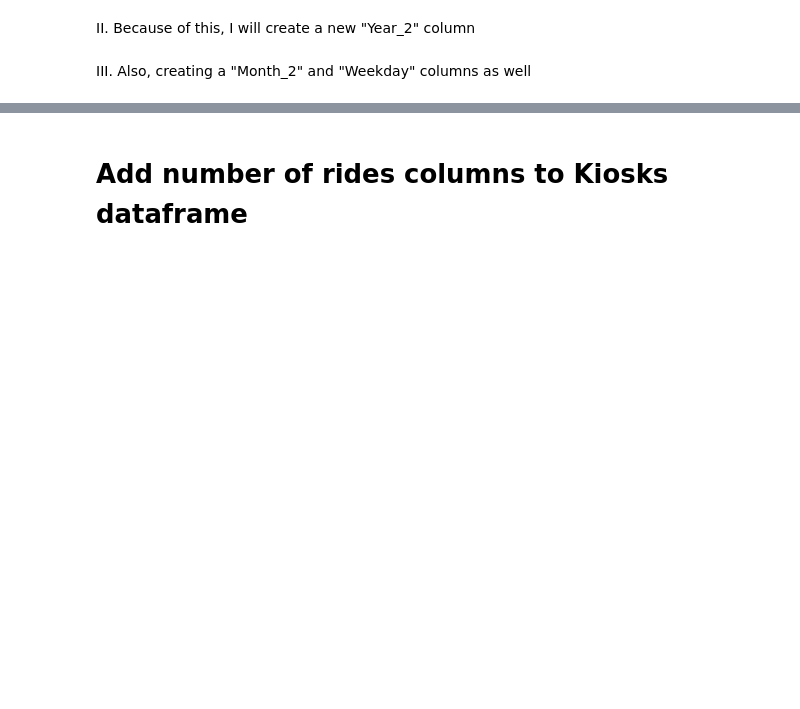
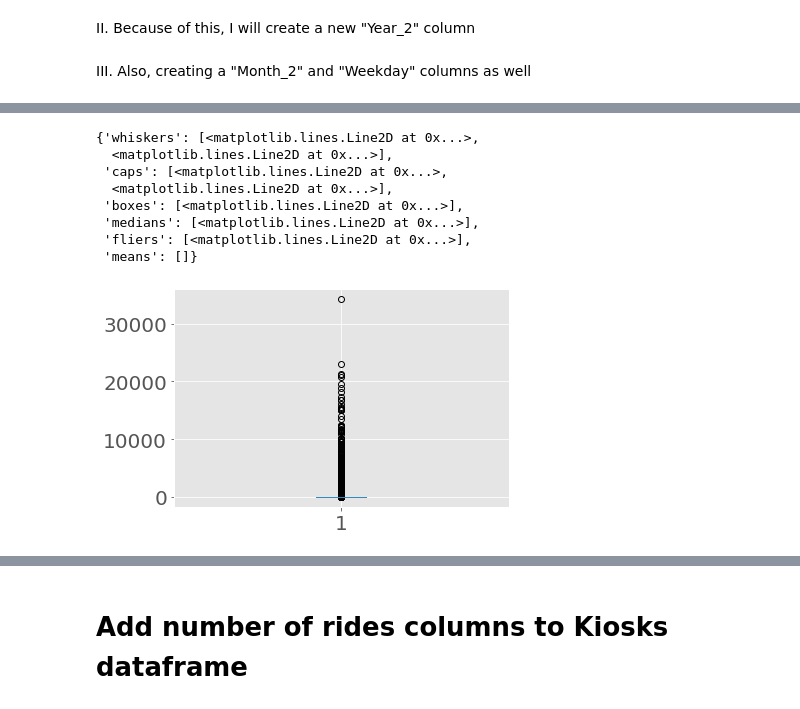
Before and after one commit to flyingcape/MetroBike, a Jupyter notebook: RawData_Clean_Organize.ipynb, the cells around one changed output, grey strips where cells are left out. Saved outputs shown, nothing was run; the diff lists cells and outputs as text; code cells hidden in the pictures; blank space fills up the shorter version.

```diff
--- a/RawData_Clean_Organize.ipynb
+++ b/RawData_Clean_Organize.ipynb
@@ -188,0 +168,15 @@ plt.scatter(trips['Trip_Distance_Miles'],
+# %%
+plt.boxplot(trips['Trip Duration Minutes'])
+# some of the trips are too short (0 minutues)
+# and potentially too long (>8 days or 11520 minutues)
+# removing these trips
+# %% [output]
+{'whiskers': [<matplotlib.lines.Line2D at 0x...>,
+  <matplotlib.lines.Line2D at 0x...>],
+ 'caps': [<matplotlib.lines.Line2D at 0x...>,
+  <matplotlib.lines.Line2D at 0x...>],
+ 'boxes': [<matplotlib.lines.Line2D at 0x...>],
+ 'medians': [<matplotlib.lines.Line2D at 0x...>],
+ 'fliers': [<matplotlib.lines.Line2D at 0x...>],
+ 'means': []}
+[figure, added]
```
Also changed, not shown: parts of 63 cells of this notebook, 1 other file.
